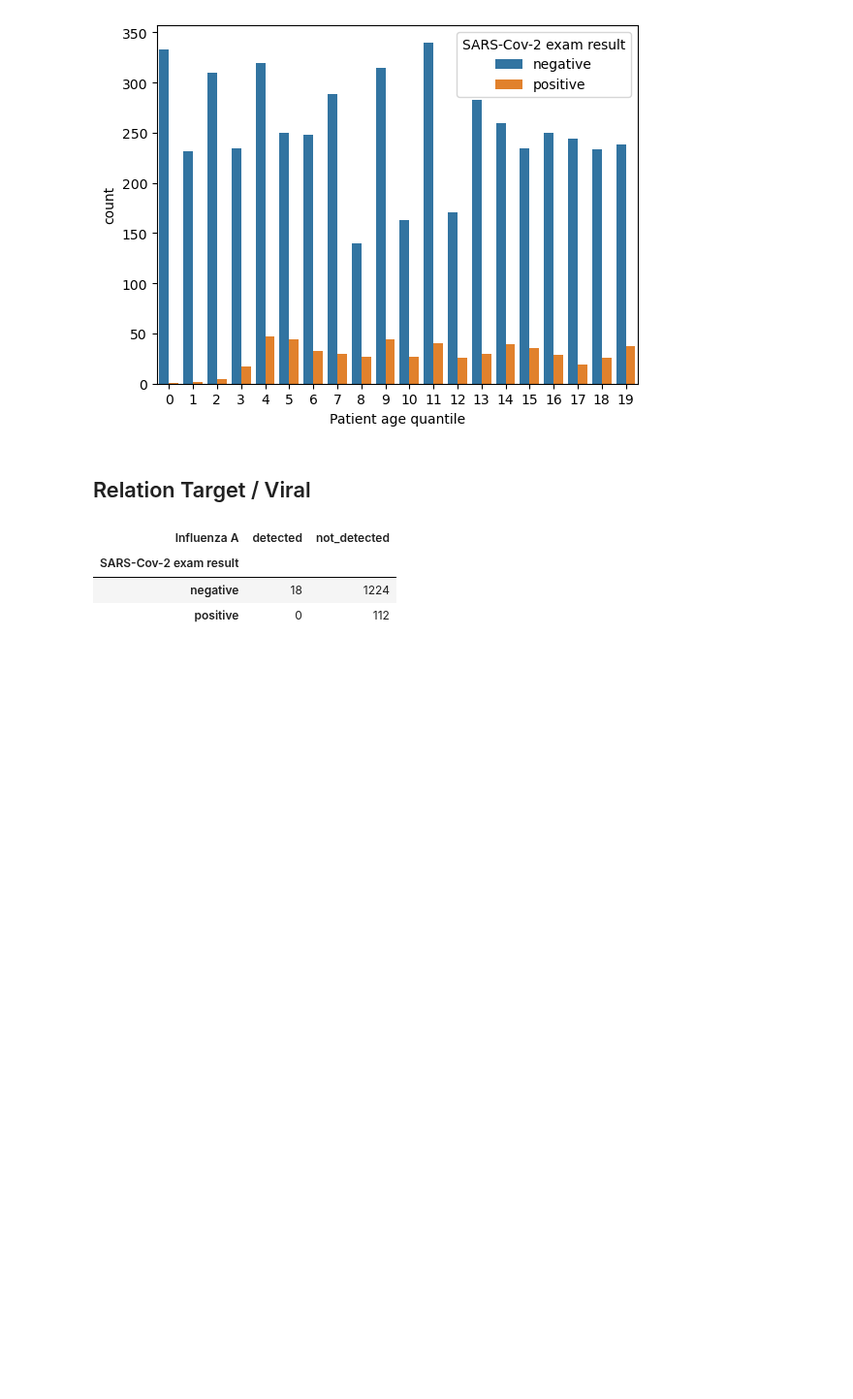
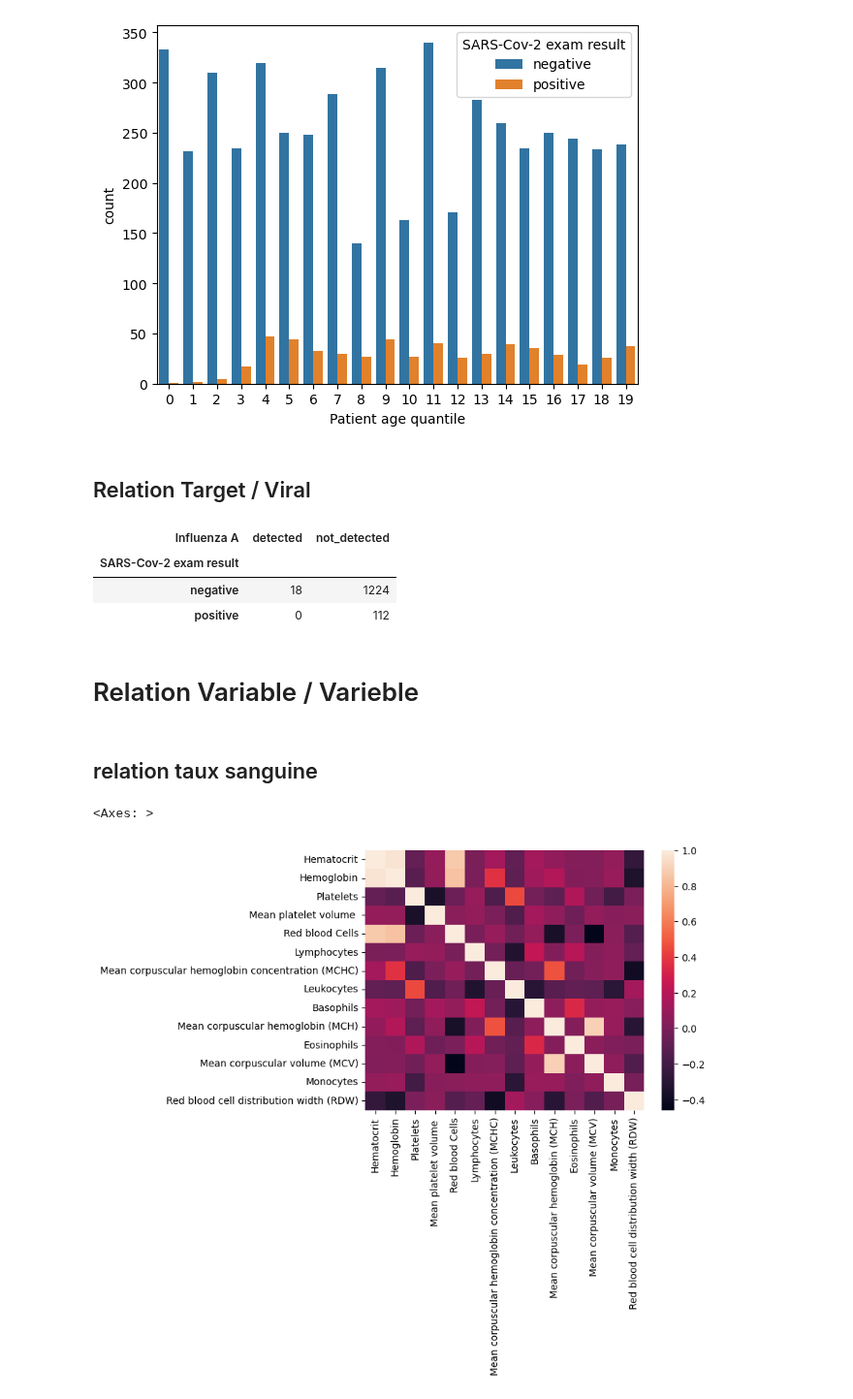
Before and after one commit to DST-NDIAYE/COVID-19, a Jupyter notebook: projet-covid.ipynb, the cells around one changed output. Shown at 97% size. Saved outputs shown, nothing was run; the diff lists cells and outputs as text; code cells hidden in the pictures; blank space fills up the shorter version.

Commit message:
Graphe de correlation des taux sanguines

```diff
--- a/projet-covid.ipynb
+++ b/projet-covid.ipynb
@@ -219,3 +219,12 @@ pd.crosstab( df['SARS-Cov-2 exam result'] , df['Influenza A'] )
 | SARS-Cov-2 exam result |  |  |
 | negative | 18 | 1224 |
 | positive | 0 | 112 |
+# %% [markdown]
+# Relation Variable / Varieble
+# %% [markdown]
+## relation taux sanguine
+# %%
+sns.heatmap( df[ blood_columns ].corr() )
+# %% [output]
+<Axes: >
+[figure, added]
```
